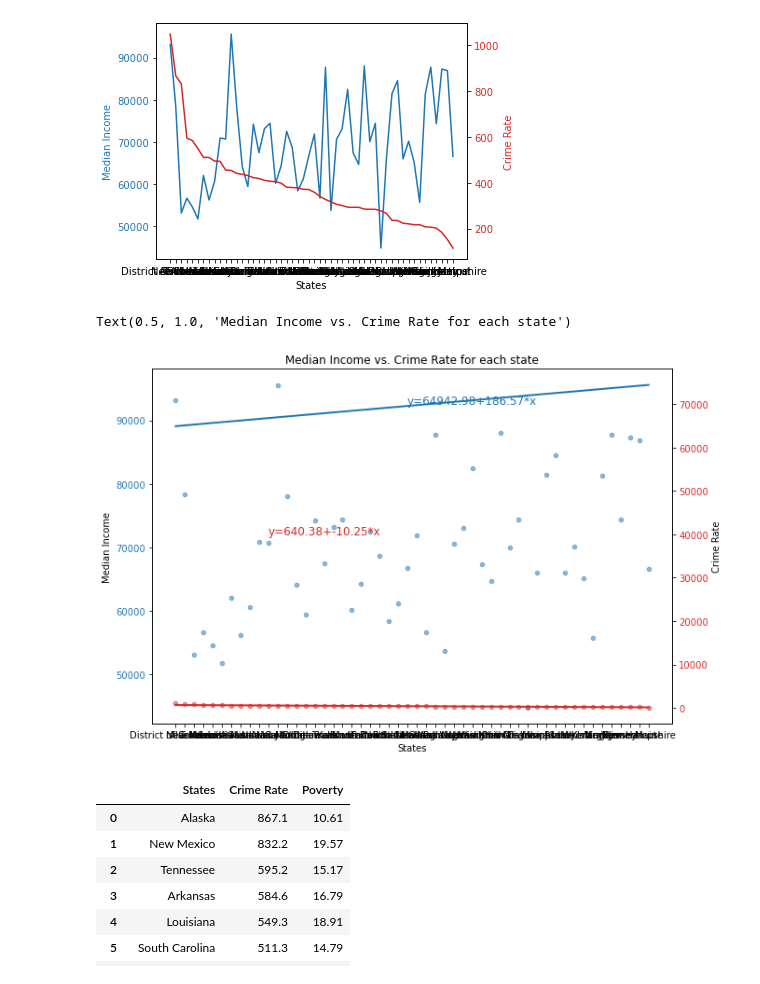
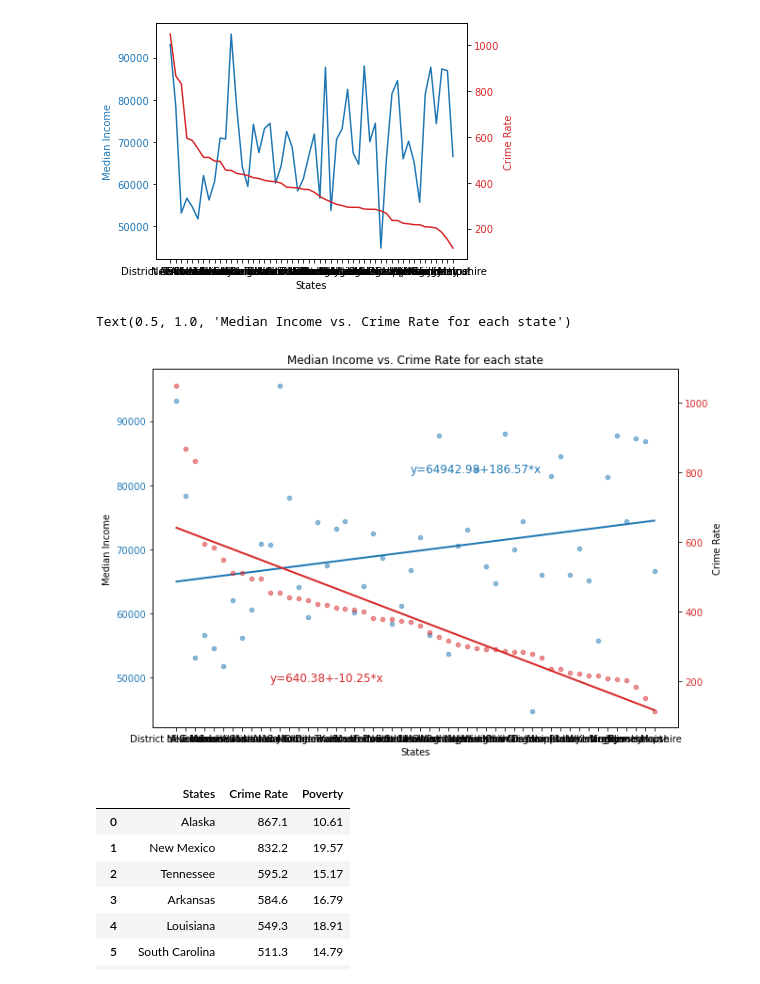
Before and after one commit to YaejiS/Income-inequality-vs-crime, a Jupyter notebook: income inequality vs crime.ipynb, the cells around one changed output. Cells and saved outputs as stored; diff of their text form; code cells hidden in the pictures.

```diff
--- a/income inequality vs crime.ipynb
+++ b/income inequality vs crime.ipynb
@@ -187,31 +188,31 @@ plt.show()
 # %%
 # Polynomial
 income_fit = np.polyfit(data2.index, data2['Median Income'], 1)
 crime_fit = np.polyfit(data2.index, data2['Crime Rate'], 1)
 
 # Scatter plot
 color1 = 'tab:blue'
 ax1 = data2.plot(kind='scatter', x='States', y='Median Income', color=color1, alpha=0.5, figsize=(10, 7))
 ax1.tick_params(axis='y', labelcolor=color1)
 
 ax2 = ax1.twinx()
 color2 = 'tab:red'
 data2.plot(kind='scatter', x='States', y= 'Crime Rate', color=color2, alpha=0.5, figsize=(10, 7), ax=ax2)
 ax2.tick_params(axis='y', labelcolor=color2)
 
 # Regression lines
-plt.plot(data2.index, income_fit[0] * data2.index + income_fit[1], color=color1, linewidth=2)
+ax1.plot(data2.index, income_fit[0] * data2.index + income_fit[1], color=color1, linewidth=2)
 ax2.plot(data2.index, crime_fit[0] * data2.index + crime_fit[1], color=color2, linewidth=2)
 
 # Regression equation
-ax2.text(25, 70000, 'y={:.2f}+{:.2f}*x'.format(income_fit[1], income_fit[0]), color=color1, size=12)
-ax2.text(10, 40000, 'y={:.2f}+{:.2f}*x'.format(crime_fit[1], crime_fit[0]), color=color2, size=12)
+ax2.text(25, 800, 'y={:.2f}+{:.2f}*x'.format(income_fit[1], income_fit[0]), color=color1, size=12)
+ax2.text(10, 200, 'y={:.2f}+{:.2f}*x'.format(crime_fit[1], crime_fit[0]), color=color2, size=12)
 
 # legend, title
 plt.title('Median Income vs. Crime Rate for each state')
 # %% [output]
 Text(0.5, 1.0, 'Median Income vs. Crime Rate for each state')
-[figure, old version]
+[figure, new version]
 # %%
 poverty = requests.get('https://worldpopulationreview.com/state-rankings/poverty-rate-by-state', headers=headers)
 
```
Also changed, not shown: parts of 3 cells of this notebook.
